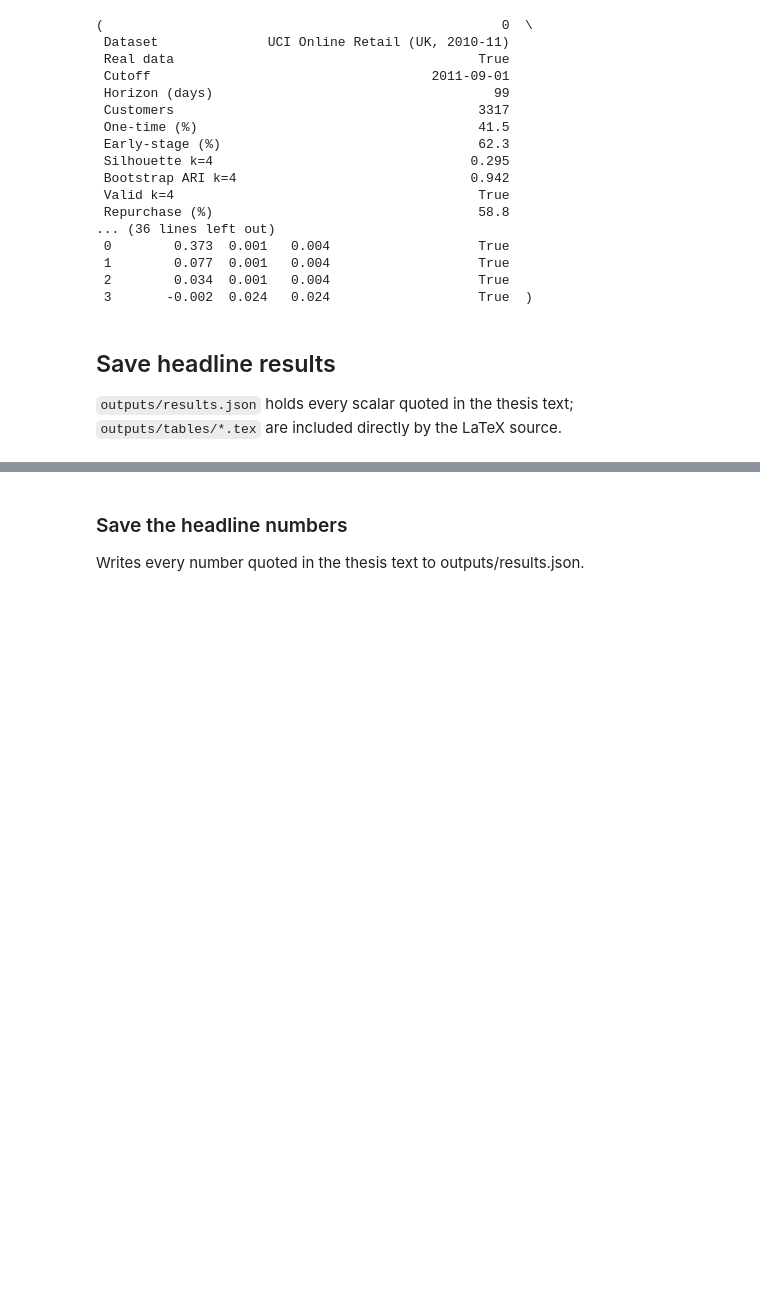
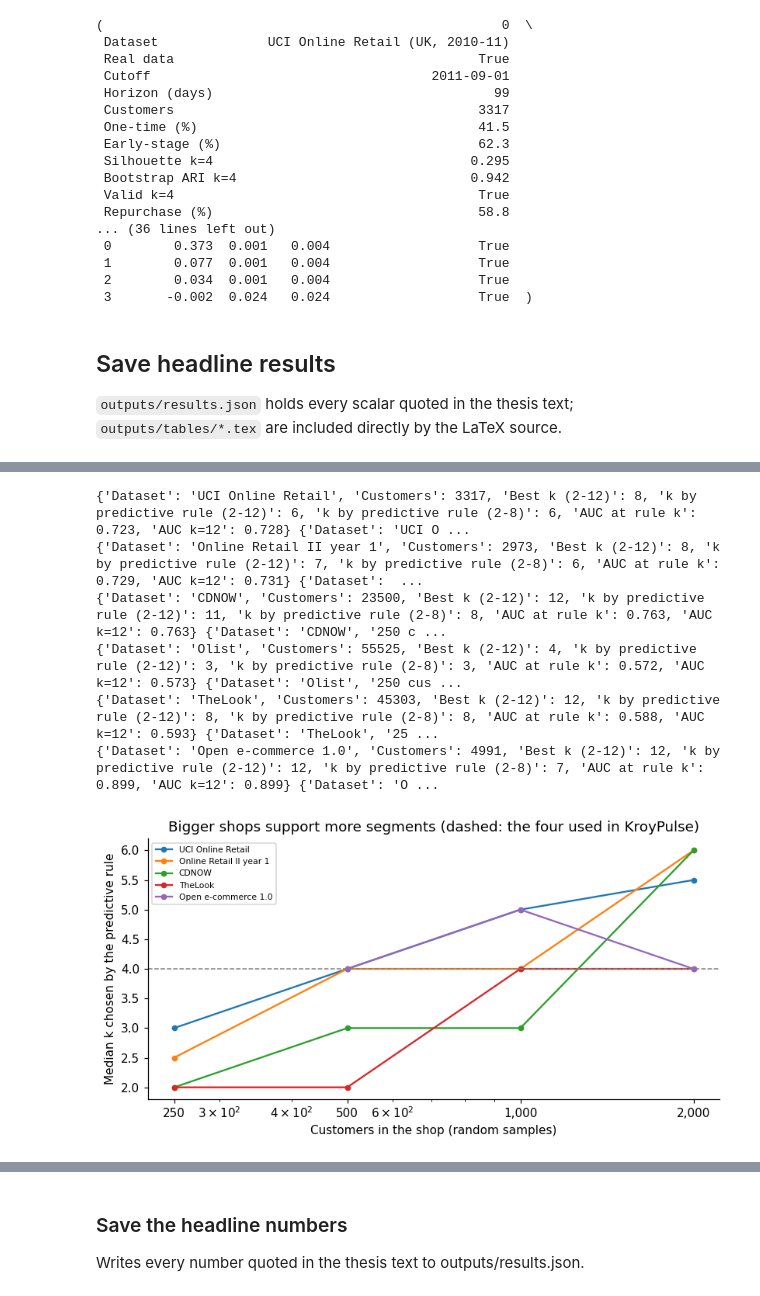
Before and after one commit to ahammedzihadkhan/Thesis-scrap-, a Jupyter notebook: thesis/notebook/Extended_RFM_Thesis.ipynb, the cells around one changed output, grey strips where cells are left out. Drawn from its saved outputs; the diff is of its cells as text; code cells hidden in the pictures; blank space fills up the shorter version.

```diff
--- a/thesis/notebook/Extended_RFM_Thesis.ipynb
+++ b/thesis/notebook/Extended_RFM_Thesis.ipynb
@@ -1981,0 +2062,65 @@ recent.T, am_sig
+# %%
+def boot_aucs(p_, y_, idx):
+    """AUC of every bootstrap resample at once (rank formula, equal to roc_auc_score); idx has one row per resample."""
+    yb, r = y_[idx], rankdata(p_[idx], axis=1)
+    pos = yb.sum(1)
+    return ((r * yb).sum(1) - pos * (pos + 1) / 2) / (pos * (yb.shape[1] - pos))
+
+
+def pick_k(f, y_, spend_, ks, B):
+    """The rule of 19a: smallest k whose AUC is not significantly below the best k (best k scored once per resample)."""
+    p = {k: evaluate(km_labels(f, k), y_, spend_)[1] for k in ks}
+    auc = {k: roc_auc_score(y_, p[k]) for k in ks}
+    best = max(auc, key=auc.get)
+    idx = np.random.default_rng(SEED).integers(0, len(y_), (B, len(y_)))
+    top = boot_aucs(p[best], y_, idx)
+    return next(k for k in ks if k == best or np.percentile(top - boot_aucs(p[k], y_, idx), 2.5) <= 0), best, auc  # first hit = smallest k
+
+
+_chk = np.random.default_rng(SEED).integers(0, 50, (20, 50)); _y = (np.arange(50) % 3 == 0).astype(int); _p = np.round(np.random.default_rng(1).random(50), 1)
+assert np.allclose(boot_aucs(_p, _y, _chk), [roc_auc_score(_y[i], _p[i]) for i in _chk])  # rank formula matches sklearn, ties included
+assert pick_k(*K_DATA["UCI Online Retail"], KS, 1000)[0] == K_RULE[0]["k by predictive rule"]  # same rule as 19a
+
+SIZES, K_WIDE, K_SIZE, K_SIZE_MED = (250, 500, 1000, 2000), [], [], {}
+for name, (f, y_, spend_) in K_DATA.items():
+    chosen, best, auc = pick_k(f, y_, spend_, range(2, 13), 300)
+    K_WIDE.append({"Dataset": name, "Customers": len(f), "Best k (2-12)": best, "k by predictive rule (2-12)": chosen,
+                   "k by predictive rule (2-8)": RESULTS["k_rule"][name]["rule"], "AUC at rule k": round(auc[chosen], 3), "AUC k=12": round(auc[12], 3)})
+    rng, row, K_SIZE_MED[name] = np.random.default_rng(SEED), {"Dataset": name}, {}
+    for n in SIZES:
+        if n >= len(f) or min(y_.mean(), 1 - y_.mean()) * n < 30:
+            row[f"{n:,} customers"] = "n/a"
+            continue
+        ks = []
+        for _ in range(20):
+            i = rng.choice(len(f), n, replace=False)
+            ks.append(pick_k(f.iloc[i], y_[i], spend_[i], KS, 300)[0])
+        lo, med, hi = np.percentile(ks, [25, 50, 75])
+        row[f"{n:,} customers"], K_SIZE_MED[name][n] = f"{med:g} ({lo:g}-{hi:g})", float(med)
+    row["All customers"] = f"{RESULTS['k_rule'][name]['rule']} (n = {len(f):,})"
+    K_SIZE.append(row)
+    print(K_WIDE[-1], row)
+save_table(pd.DataFrame(K_WIDE), "t_k_wide")
+k_size_tbl = save_table(pd.DataFrame(K_SIZE), "t_k_size")
+RESULTS["k_wide"] = {r["Dataset"]: {"rule": r["k by predictive rule (2-12)"], "best": r["Best k (2-12)"]} for r in K_WIDE}
+RESULTS["k_size_median"] = {name: {str(n): m for n, m in d.items()} for name, d in K_SIZE_MED.items()}
+
+fig, ax = plt.subplots(figsize=(7.5, 4))
+for name, d in K_SIZE_MED.items():
+    if d:
+        ax.plot(list(d), list(d.values()), "o-", label=name, ms=4)
+ax.axhline(4, color="grey", ls="--", lw=1)
+ax.set_xscale("log"); ax.set_xticks(SIZES); ax.set_xticklabels([f"{n:,}" for n in SIZES])
+ax.set_xlabel("Customers in the shop (random samples)"); ax.set_ylabel("Median k chosen by the predictive rule")
+ax.set_title("Bigger shops support more segments (dashed: the four used in KroyPulse)")
+ax.legend(fontsize=7)
+savefig("f_k_size")
+k_size_tbl
+# %% [output]
+{'Dataset': 'UCI Online Retail', 'Customers': 3317, 'Best k (2-12)': 8, 'k by predictive rule (2-12)': 6, 'k by predictive rule (2-8)': 6, 'AUC at rule k': 0.723, 'AUC k=12': 0.728} {'Dataset': 'UCI O ...
+{'Dataset': 'Online Retail II year 1', 'Customers': 2973, 'Best k (2-12)': 8, 'k by predictive rule (2-12)': 7, 'k by predictive rule (2-8)': 6, 'AUC at rule k': 0.729, 'AUC k=12': 0.731} {'Dataset':  ...
+{'Dataset': 'CDNOW', 'Customers': 23500, 'Best k (2-12)': 12, 'k by predictive rule (2-12)': 11, 'k by predictive rule (2-8)': 8, 'AUC at rule k': 0.763, 'AUC k=12': 0.763} {'Dataset': 'CDNOW', '250 c ...
+{'Dataset': 'Olist', 'Customers': 55525, 'Best k (2-12)': 4, 'k by predictive rule (2-12)': 3, 'k by predictive rule (2-8)': 3, 'AUC at rule k': 0.572, 'AUC k=12': 0.573} {'Dataset': 'Olist', '250 cus ...
+{'Dataset': 'TheLook', 'Customers': 45303, 'Best k (2-12)': 12, 'k by predictive rule (2-12)': 8, 'k by predictive rule (2-8)': 8, 'AUC at rule k': 0.588, 'AUC k=12': 0.593} {'Dataset': 'TheLook', '25 ...
+{'Dataset': 'Open e-commerce 1.0', 'Customers': 4991, 'Best k (2-12)': 12, 'k by predictive rule (2-12)': 12, 'k by predictive rule (2-8)': 7, 'AUC at rule k': 0.899, 'AUC k=12': 0.899} {'Dataset': 'O ...
+[figure, added]
```
Also changed, not shown: parts of 9 cells of this notebook, 29 other files.
